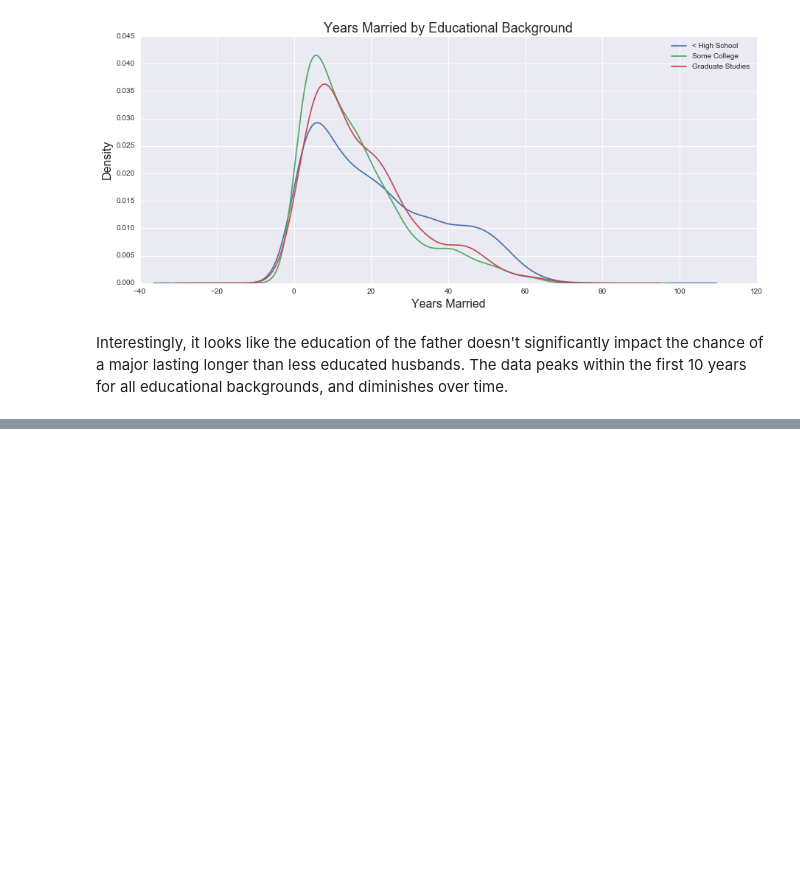
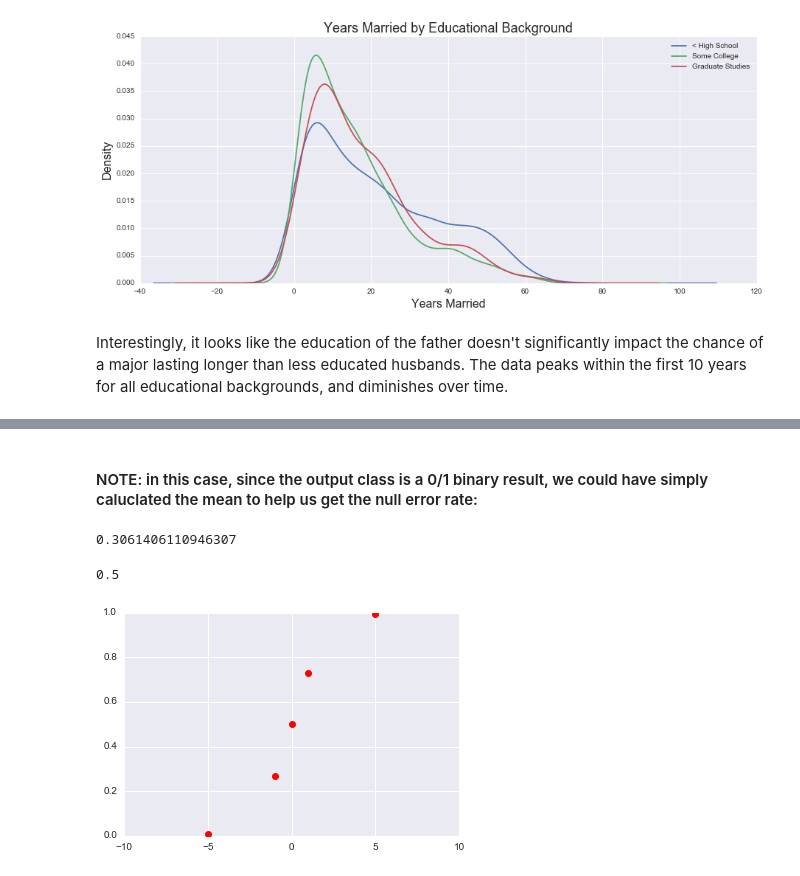
Before and after one commit to tylermanning/marriage_dataset, a Jupyter notebook: Divorce Data Set.ipynb, the cells around one changed output, grey strips where cells are left out. Cells and saved outputs as stored; diff of their text form; code cells hidden in the pictures; blank space fills up the shorter version.

```diff
--- a/Divorce Data Set.ipynb
+++ b/Divorce Data Set.ipynb
@@ -97,0 +127,20 @@ Interestingly, it looks like the education of the father doesn't significantly i
+# %% [markdown]
+#### NOTE: in this case, since the output class is a 0/1 binary result, we could have simply caluclated the mean to help us get the null error rate:
+# %%
+raw_data['divorced'].mean()
+# %% [output]
+0.3061406110946307
+# %%
+def sigmoid(z):
+    return 1 / (1 + np.exp(-z))
+# %%
+sigmoid(-0)
+# %% [output]
+0.5
+# %%
+import matplotlib.pyplot as plt
+plt.plot([-5,-1,0,1,5], [sigmoid(-5),sigmoid(-1),sigmoid(0),sigmoid(1),sigmoid(5)], 'ro')
+plt.axis([-10, 10, 0, 1])
+plt.show()
+# %% [output]
+[figure, added]
```
Also changed, not shown: parts of 16 cells of this notebook.
